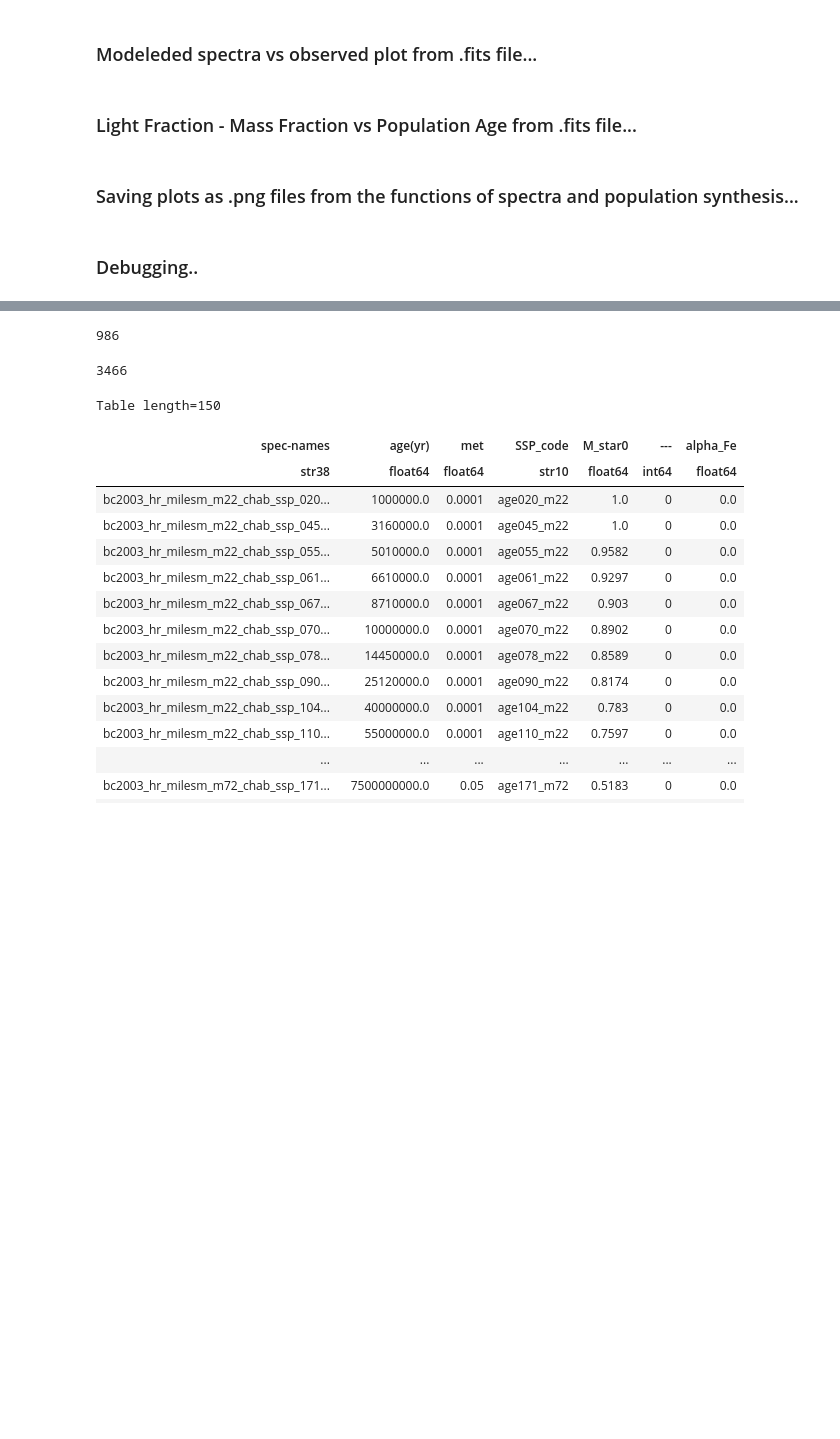
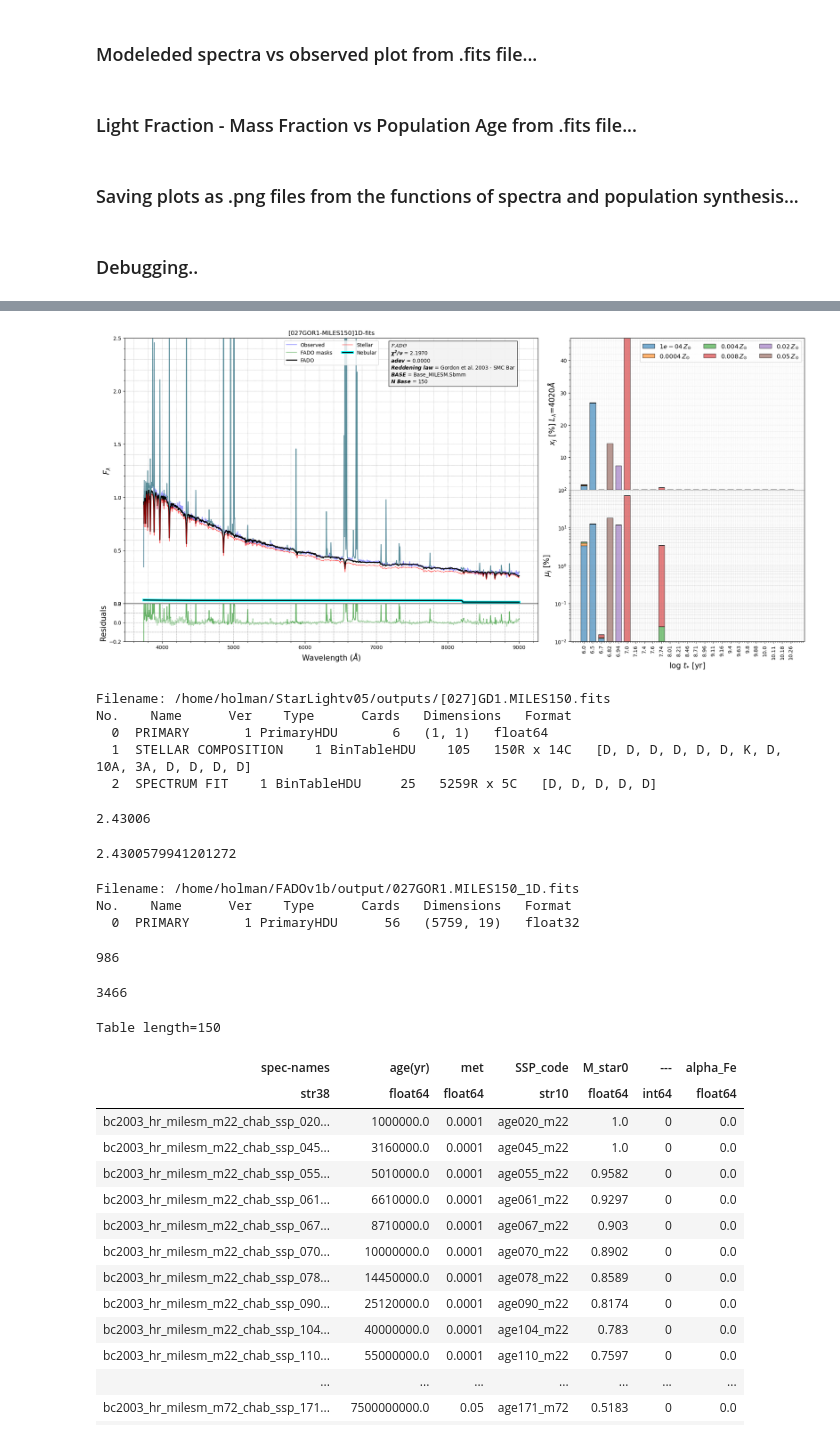
Before and after one commit to hol1m4n/HIIGalaxies, a Jupyter notebook: SPS/pystarlight_debug.ipynb, the cells around one changed output, grey strips where cells are left out. Drawn from its saved outputs; the diff is of its cells as text; code cells hidden in the pictures; blank space fills up the shorter version.

```diff
--- a/SPS/pystarlight_debug.ipynb
+++ b/SPS/pystarlight_debug.ipynb
@@ -1372,7 +1372,7 @@ def spec_pop_STAR(id,
 
 
 def spec_pop_FADO(id,
-    home = os.path.expanduser("~") + '/gdrive/DataHII/HIIGs/FADO/',Z_w = False):
+    home = os.path.expanduser("~") + '/gdrive/DataHII/HIIGs/FADO/'):
     name = ''
     name = home + id
 
@@ -1458,6 +1458,7 @@ def spec_pop_FADO(id,
     ax1.legend(loc='upper center',ncol=2)
 
 
+
     titulo_fado = r'$\mathcal{FADO}$'
     chi2 = r'$\mathbfit{\chi^2 / \nu}$ = %.4f' % spec_header['CHI2_RED']
     adev = r'$\mathbfit{adev}$ = %.4f' % 0.0000000234
@@ -1483,7 +1484,7 @@ def spec_pop_FADO(id,
     ax1.set_ylabel(r'$F_\lambda$', fontsize=15)
     ax1.grid(True, which="both", ls=":", color = 'gray', linewidth = 0.5)
     ax1.tick_params(axis='x',which='major',labelbottom='off')
-    ax1.set_ylim(0,1.5)
+    ax1.set_ylim(0,2.5)
 
 
 
@@ -1740,3 +1687,40 @@ spec_pop_FADO(id = list_files[1],
+# %%
+spec_pop_FADO(id = '027GOR1.MILES150_1D.fits',home = '/home/holman/FADOv1b/output/')
+# %% [output]
+[figure, added]
+# %%
+FITS_test = fits.open(home+'[027]GD1.MILES150.fits')
+
+FITS_test.info()
+# %% [output]
+Filename: /home/holman/StarLightv05/outputs/[027]GD1.MILES150.fits
+No.    Name      Ver    Type      Cards   Dimensions   Format
+  0  PRIMARY       1 PrimaryHDU       6   (1, 1)   float64
+  1  STELLAR COMPOSITION    1 BinTableHDU    105   150R x 14C   [D, D, D, D, D, D, K, D, 10A, 3A, D, D, D, D]
+  2  SPECTRUM FIT    1 BinTableHDU     25   5259R x 5C   [D, D, D, D, D]
+# %%
+FITS_test[1].header['adev']
+# %% [output]
+2.43006
+# %%
+Tabe = Table.read(FITS_test[2])
+Tube = Tabe[(Tabe['f_obs']>0) & (Tabe['wei']>0)]
+AdEv = abs(Tube['f_obs']-Tube['f_syn']) / Tube['f_obs']
+AdEv = (np.sum(AdEv) / len(Tube)) * 100
+AdEv
+# %% [output]
+2.4300579941201272
+# %%
+FITS_test = fits.open('/home/holman/FADOv1b/output/' +'027GOR1.MILES150_1D.fits')
+
+FITS_test.info()
+
+spec_data = FITS_test[0].data
+no_false = spec_data[0]!=0.0
+# %% [output]
+Filename: /home/holman/FADOv1b/output/027GOR1.MILES150_1D.fits
+No.    Name      Ver    Type      Cards   Dimensions   Format
+  0  PRIMARY       1 PrimaryHDU      56   (5759, 19)   float32
 # %%
 Lib_exp_home = os.path.expanduser("~") + '/FADOv1b/SSPs/MILES_library_v9.1_ASCII/'
 
```
Also changed, not shown: parts of 6 cells of this notebook, 1 other file.
